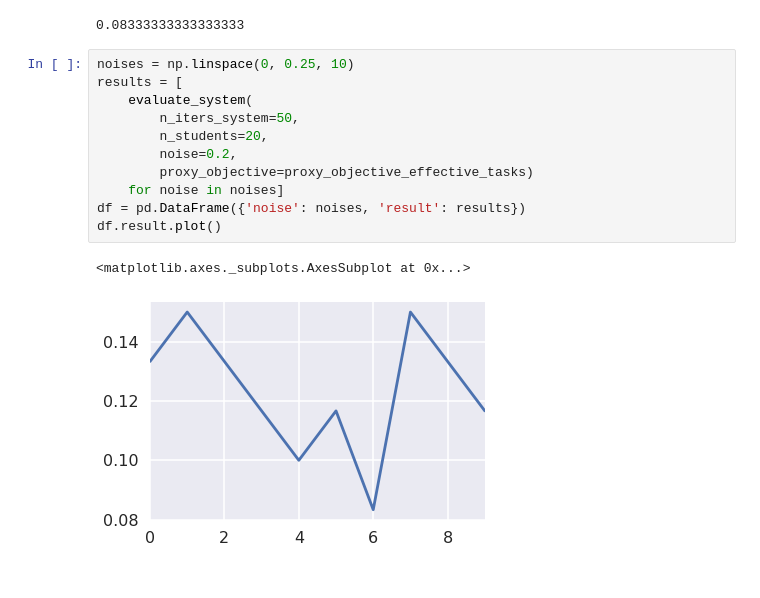
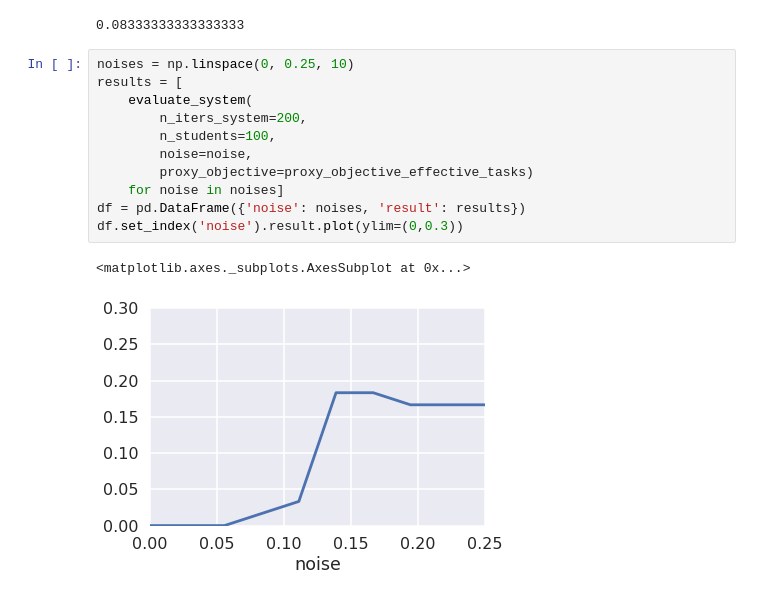
Before and after one commit to effa/iv109, a Jupyter notebook: 2018-05-17.ipynb, the cells around one changed output. Saved outputs shown, nothing was run; the diff lists cells and outputs as text.

```diff
--- a/2018-05-17.ipynb
+++ b/2018-05-17.ipynb
@@ -63,14 +63,14 @@ evaluate_system(
 # %%
 noises = np.linspace(0, 0.25, 10)
 results = [
     evaluate_system(
-        n_iters_system=50,
-        n_students=20,
-        noise=0.2,
+        n_iters_system=200,
+        n_students=100,
+        noise=noise,
         proxy_objective=proxy_objective_effective_tasks)
     for noise in noises]
 df = pd.DataFrame({'noise': noises, 'result': results})
-df.result.plot()
+df.set_index('noise').result.plot(ylim=(0,0.3))
 # %% [output]
 <matplotlib.axes._subplots.AxesSubplot at 0x...>
-[figure, old version]
+[figure, new version]
```
Also changed, not shown: parts of 6 cells of this notebook, 3 other files.
